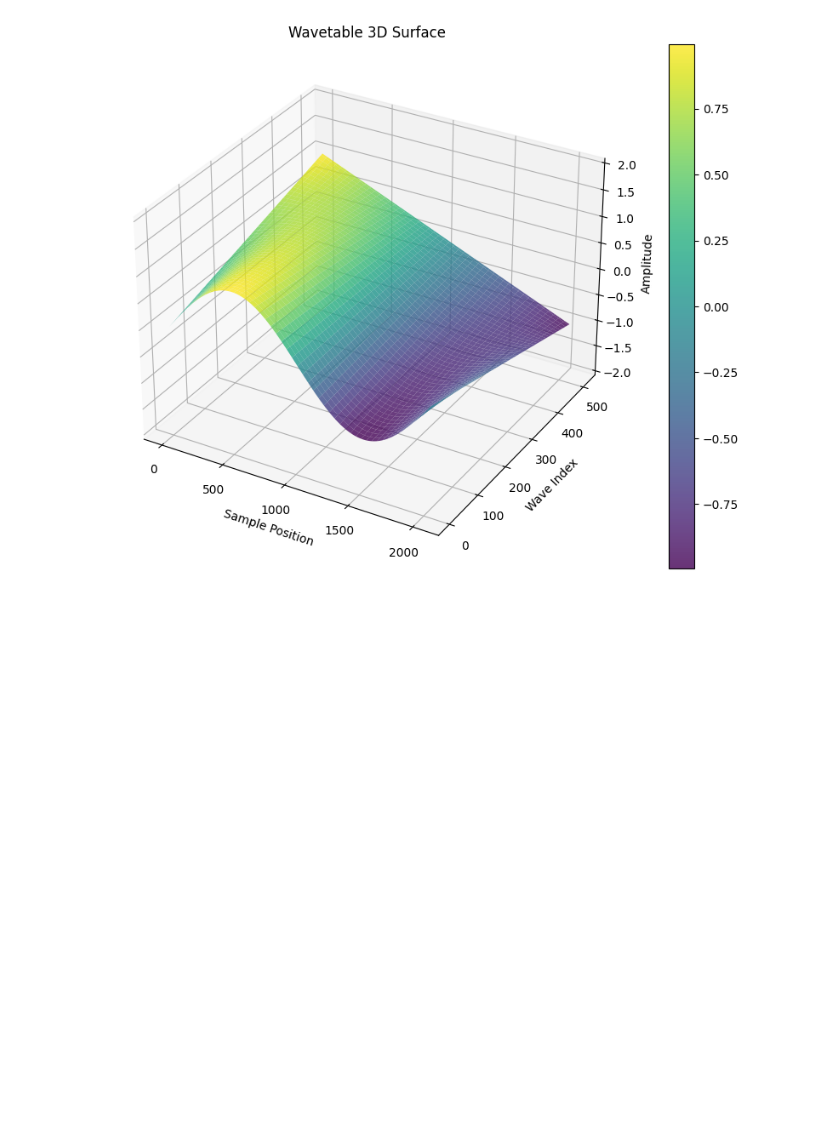
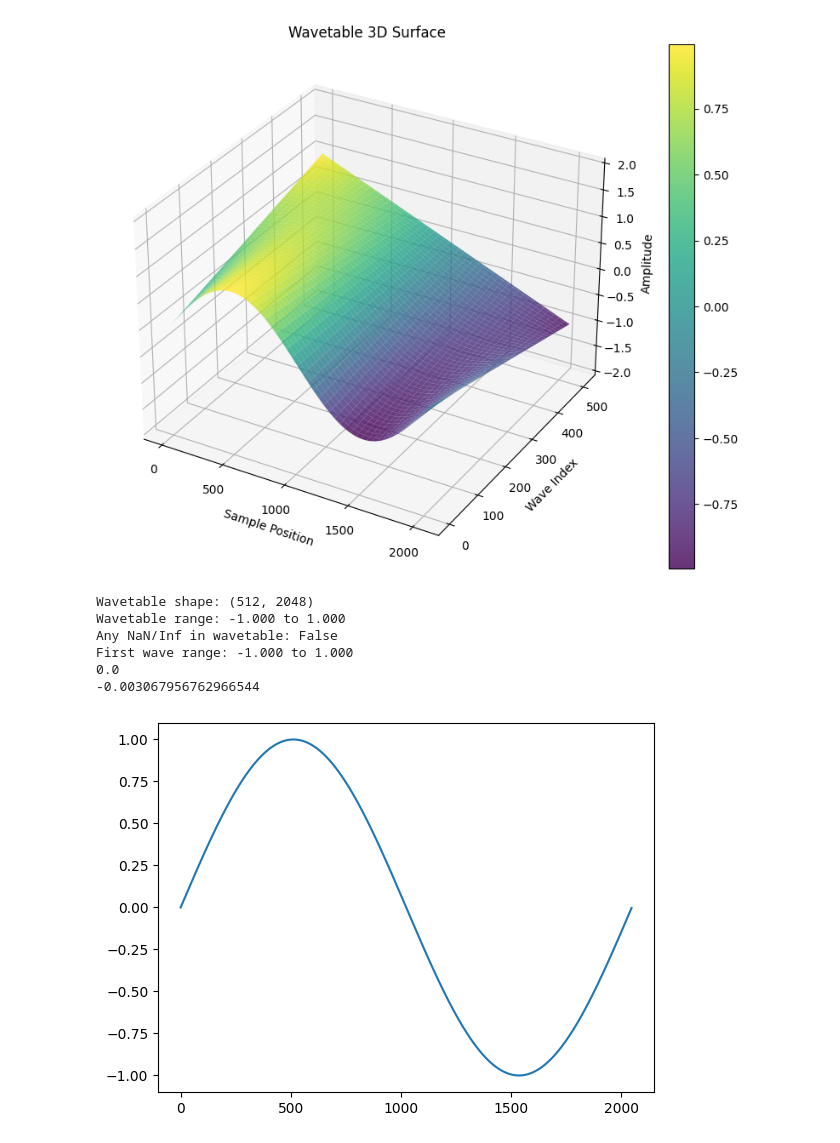
Before and after one commit to inspektral/minisynth, a Jupyter notebook: synthtest.ipynb, the cells around one changed output. Saved outputs shown, nothing was run; the diff lists cells and outputs as text; code cells hidden in the pictures; blank space fills up the shorter version.

```diff
--- a/synthtest.ipynb
+++ b/synthtest.ipynb
@@ -83,6 +35,33 @@ def plot_wavetable_3d(wavetable):
 plot_wavetable_3d(wt)
 # %% [output]
 [figure]
+# %%
+def check_wavetable(wt):
+
+    print(f"Wavetable shape: {wt.shape}")
+    print(f"Wavetable range: {np.min(wt):.3f} to {np.max(wt):.3f}")
+    print(f"Any NaN/Inf in wavetable: {np.any(np.isnan(wt)) or np.any(np.isinf(wt))}")
+
+    # Check first wave (should be sine-like)
+    first_wave = wt[0, :]
+    print(f"First wave range: {np.min(first_wave):.3f} to {np.max(first_wave):.3f}")
+
+    return wt
+
+check_wavetable(wt)
+first = wt[0, :]
+
+plt.plot(first)
+print(first[0])
+print(first[-1])
+# %% [output]
+Wavetable shape: (512, 2048)
+Wavetable range: -1.000 to 1.000
+Any NaN/Inf in wavetable: False
+First wave range: -1.000 to 1.000
+0.0
+-0.003067956762966544
+[figure, added]
 # %%
 import MiniSynth
 
```
Also changed, not shown: parts of 10 cells of this notebook, 3 other files.
